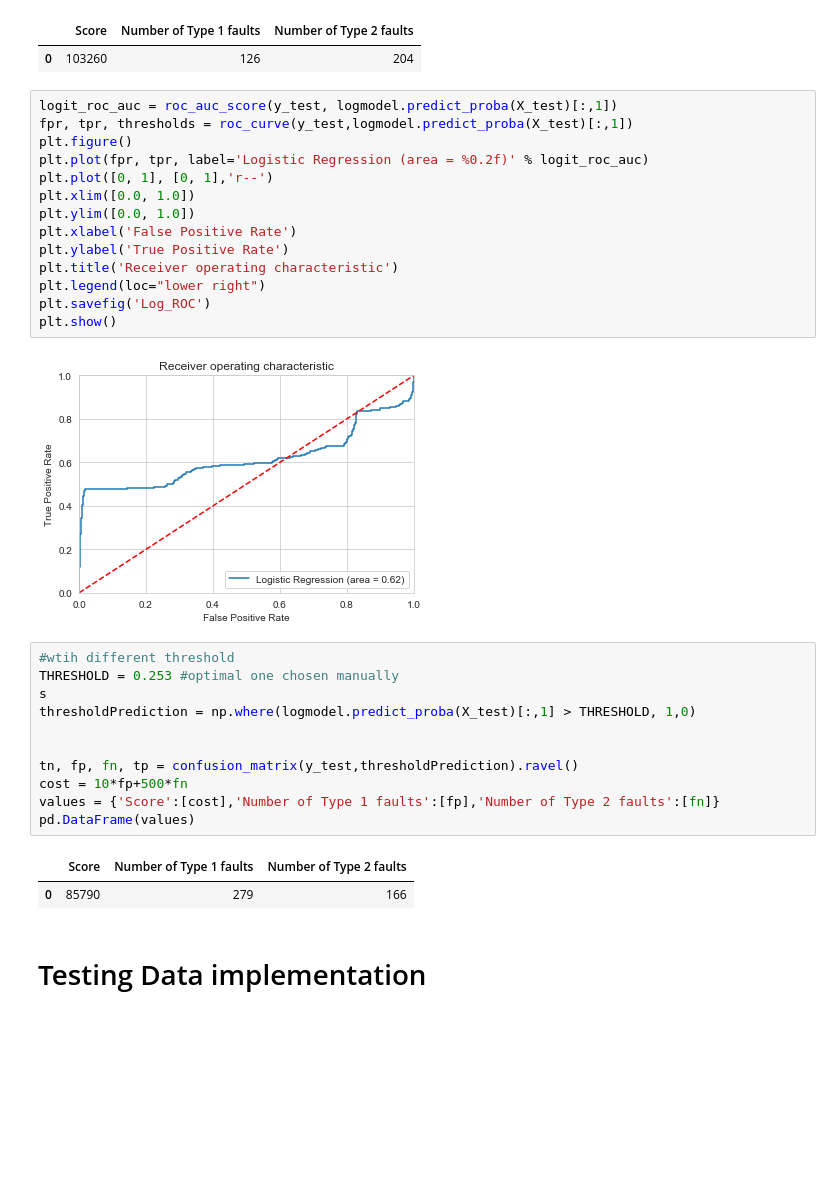
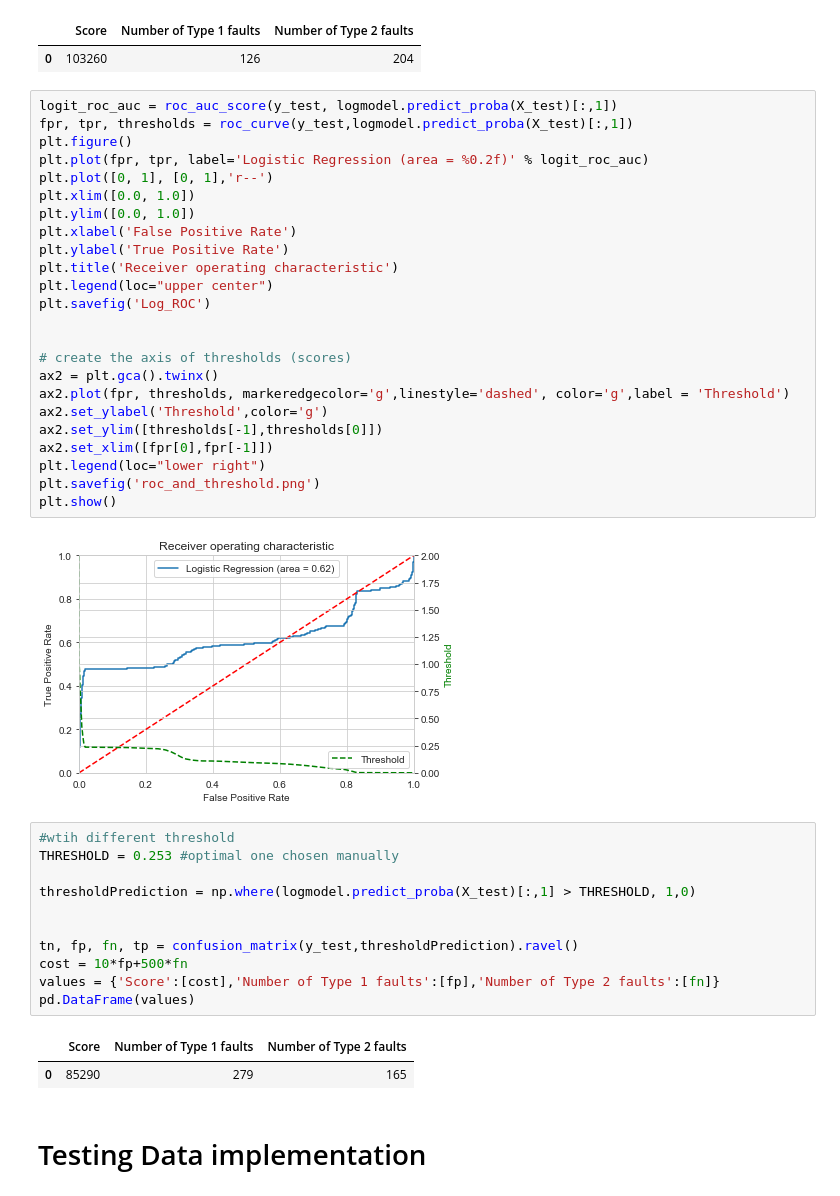
Before and after one commit to masudurHimel/ML---APS-Failure-at-Scania-Trucks-Data-Set, a Jupyter notebook: Codes/Final -- Approach 2 (replacing with all mean()).ipynb, the cells around one changed output. Saved outputs shown, nothing was run; the diff lists cells and outputs as text; blank space fills up the shorter version.

```diff
--- a/Codes/Final -- Approach 2 (replacing with all mean()).ipynb
+++ b/Codes/Final -- Approach 2 (replacing with all mean()).ipynb
@@ -243,23 +281,33 @@ pd.DataFrame(values)
 # %%
 logit_roc_auc = roc_auc_score(y_test, logmodel.predict_proba(X_test)[:,1])
 fpr, tpr, thresholds = roc_curve(y_test,logmodel.predict_proba(X_test)[:,1])
 plt.figure()
 plt.plot(fpr, tpr, label='Logistic Regression (area = %0.2f)' % logit_roc_auc)
 plt.plot([0, 1], [0, 1],'r--')
 plt.xlim([0.0, 1.0])
 plt.ylim([0.0, 1.0])
 plt.xlabel('False Positive Rate')
 plt.ylabel('True Positive Rate')
 plt.title('Receiver operating characteristic')
+plt.legend(loc="upper center")
+plt.savefig('Log_ROC')
+
+
+# create the axis of thresholds (scores)
+ax2 = plt.gca().twinx()
+ax2.plot(fpr, thresholds, markeredgecolor='g',linestyle='dashed', color='g',label = 'Threshold')
+ax2.set_ylabel('Threshold',color='g')
+ax2.set_ylim([thresholds[-1],thresholds[0]])
+ax2.set_xlim([fpr[0],fpr[-1]])
 plt.legend(loc="lower right")
-plt.savefig('Log_ROC')
+plt.savefig('roc_and_threshold.png')
 plt.show()
 # %% [output]
-[figure, old version]
+[figure, new version]
 # %%
 #wtih different threshold
 THRESHOLD = 0.253 #optimal one chosen manually
-s
+
 thresholdPrediction = np.where(logmodel.predict_proba(X_test)[:,1] > THRESHOLD, 1,0)
 
 
@@ -269,7 +317,7 @@ values = {'Score':[cost],'Number of Type 1 faults':[fp],'Number of Type 2 faults
 pd.DataFrame(values)
 # %% [output]
 |  | Score | Number of Type 1 faults | Number of Type 2 faults |
-| 0 | 85790 | 279 | 166 |
+| 0 | 85290 | 279 | 165 |
 # %% [markdown]
 # Testing Data implementation
 # %%
```
Also changed, not shown: parts of 18 cells of this notebook, 2 other files.
